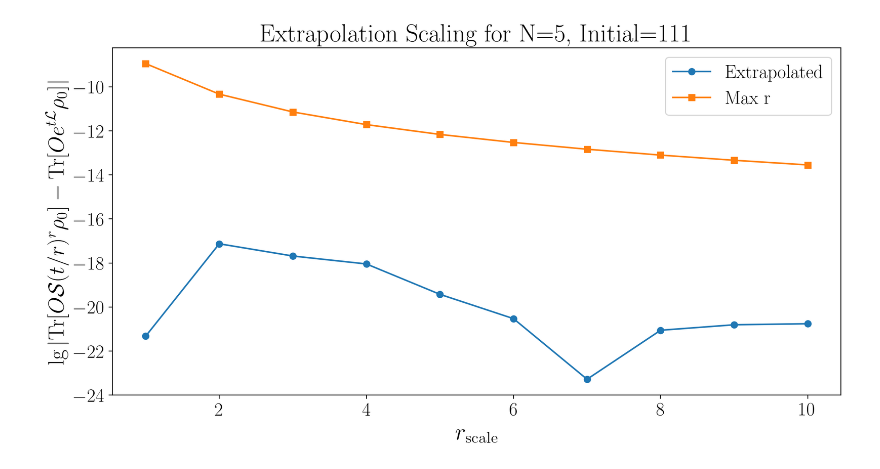
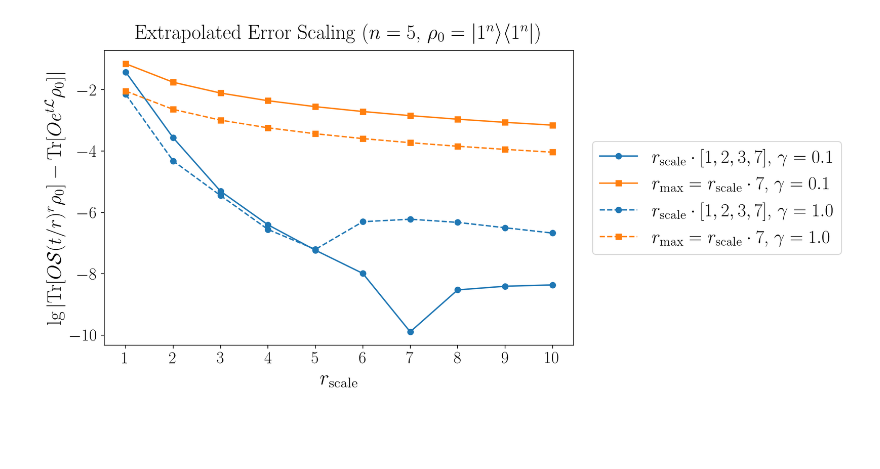
Before and after one commit to Qubit-Fernand/Lindbladian-Simulation, a Jupyter notebook: plot/plot_extrapolation_scaling.ipynb, the cells around one changed output. Saved outputs shown, nothing was run; the diff lists cells and outputs as text; code cells hidden in the pictures; blank space fills up the shorter version.

Commit message:
Update extrapolation gamma paths

```diff
--- a/plot/plot_extrapolation_scaling.ipynb
+++ b/plot/plot_extrapolation_scaling.ipynb
@@ -63,17 +86,47 @@ Max r values: [(-4.708246826461055-3.644600383880065e-17j), (-4.708148192887614+
 # %%
 fig, ax = plt.subplots(figsize=(12.5, 6))
-ax.plot(range(1, 11), np.log(np.abs(extrapolated_list - O_superexact)), marker="o", label="Extrapolated")
-ax.plot(range(1, 11), np.log(np.abs(max_r_list - O_superexact)), marker="s", label="Max r")
+
+for gamma in gammas:
+    scales = plot_data[gamma]["scales"]
+    extrapolated_arr = plot_data[gamma]["extrapolated"]
+    max_r_arr = plot_data[gamma]["max_r"]
+    O_superexact = plot_data[gamma]["superexact"]
+    linestyle = gamma_linestyles[gamma]
+
+    ax.plot(
+        scales,
+        np.log10(np.abs(extrapolated_arr - O_superexact)),
+        color="C0",
+        marker="o",
+        linestyle=linestyle,
+        label=rf"$r_{{\mathrm{{scale}}}}\cdot[1,2,3,7]$, $\gamma={gamma}$",
+        # label=rf"Extrapolated $r_{{\mathrm{{scale}}}}\cdot[1,2,3,7]$, $\gamma={gamma}$",
+    )
+    ax.plot(
+        scales,
+        np.log10(np.abs(max_r_arr - O_superexact)),
+        color="C1",
+        marker="s",
+        linestyle=linestyle,
+        label=fr"$r_{{\max}}=r_{{\mathrm{{scale}}}}\cdot 7$, $\gamma={gamma}$",
+    )
+
+# Richardson extrapolation
+# Largest-r baseline
 
 ax.set_xlabel("$r_{\mathrm{scale}}$", fontsize=22)
 ax.set_ylabel(
     "$\lg|\mathrm{Tr}[O\mathcal{S}(t/r)^r\\rho_0]-\mathrm{Tr}[Oe^{t\mathcal{L}}\\rho_0]|$",
     fontsize=21,
 )
-ax.legend()
-ax.set_title(f"Extrapolation Scaling for N={N}, Initial={initial}", fontsize=24)
 
+ax.set_xticks(range(1, 11))
+# ax.set_xticklabels(range(2, 12))
+# ax.set_yticks(np.arange(-22, 0, 4))
+ax.legend(loc="center left", bbox_to_anchor=(1.02, 0.5), fontsize=20)
+ax.set_title(f"Extrapolated Error Scaling ($n={N}$, $\\rho_0=|1^n\\rangle\langle1^n|$)", fontsize=22, y=1.02)
+fig.tight_layout()
 plt.savefig(f"extrapolation-{N}-{initial}_scaling.pdf")
 plt.show()
 # %% [output]
-[figure, old version]
+[figure, new version]
```
Also changed, not shown: parts of 1 cell of this notebook, 4 other files.
